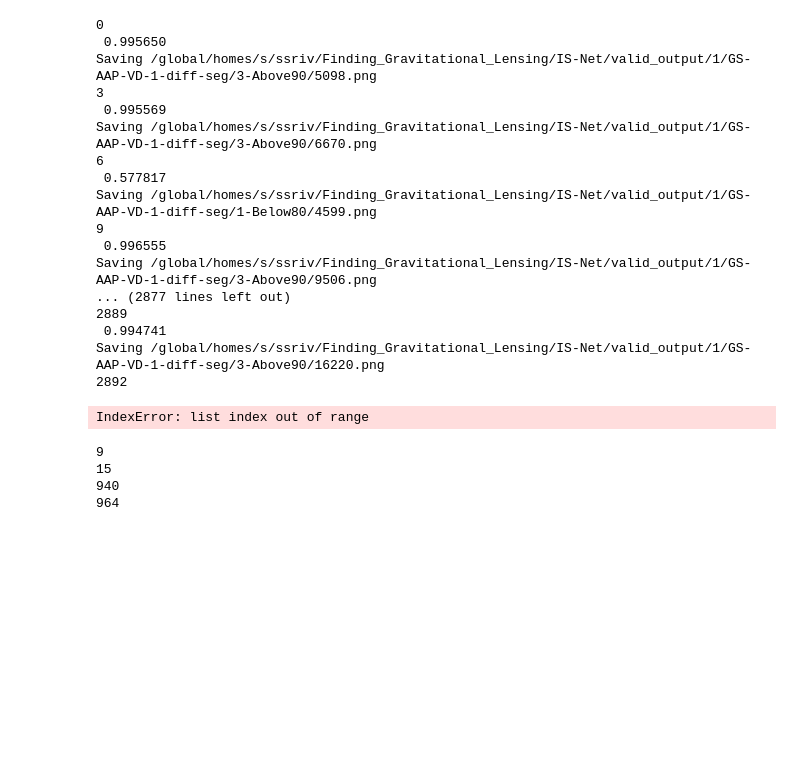
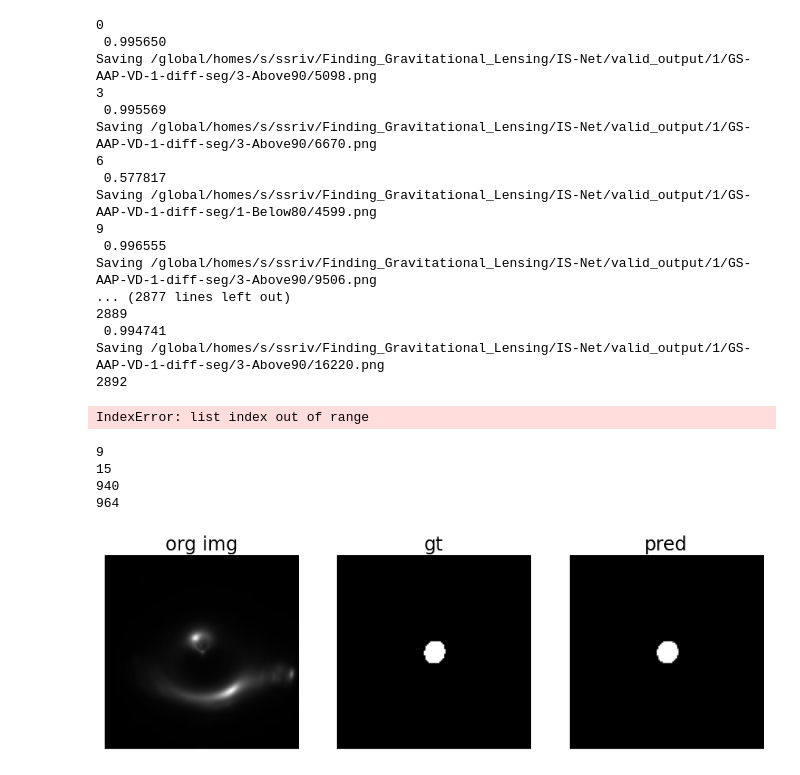
Before and after one commit to srivastavashobhit/Finding_Gravitational_Lensing, a Jupyter notebook: IS-Net/visualize_difference_and_segregate.ipynb, the cells around one changed output. Cells and saved outputs as stored; diff of their text form; code cells hidden in the pictures; blank space fills up the shorter version.

```diff
--- a/IS-Net/visualize_difference_and_segregate.ipynb
+++ b/IS-Net/visualize_difference_and_segregate.ipynb
@@ -219,4 +219,8 @@ def show_imgs(im_idx):
         axs[i].imshow(images[i][1], cmap="gray")
 
     plt.show()
+# %%
+show_imgs(203)
+# %% [output]
+[figure, added]
 # %%
```
Also changed, not shown: parts of 1 cell of this notebook, 1 other file.
